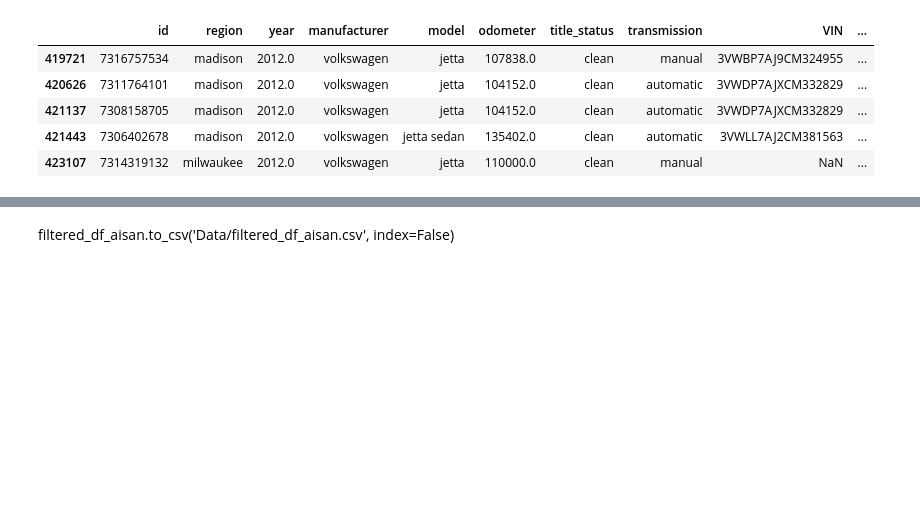
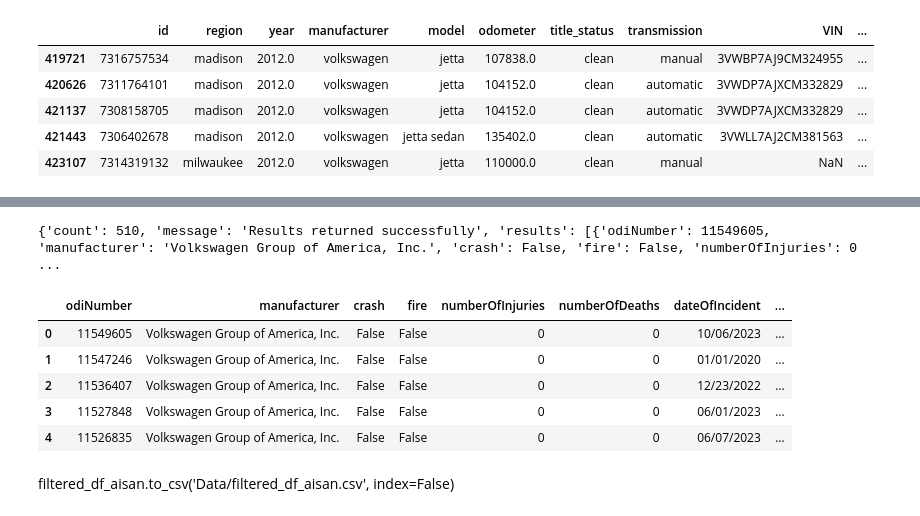
Before and after one commit to IT4063C-Fall23/final-project-ACipherEXE, a Jupyter notebook: source.ipynb, the cells around one changed output, grey strips where cells are left out. Drawn from its saved outputs; the diff is of its cells as text; code cells hidden in the pictures; blank space fills up the shorter version.

```diff
--- a/source.ipynb
+++ b/source.ipynb
@@ -201,3 +258,21 @@ asian_cars_on_sale.head()
+# %%
+complaints_params_american = {
+    "make": "Volkswagen",
+    "model": "Jetta",
+    "modelYear": "2012"
+}
+complaints_response_american= requests.get("https://api.nhtsa.gov/complaints/complaintsByVehicle", params=complaints_params_american)
+print( complaints_response_american.json())
+complaints_american_data = pd.DataFrame(complaints_response_american.json()['results'])
+complaints_american_data.head()
+# %% [output]
+{'count': 510, 'message': 'Results returned successfully', 'results': [{'odiNumber': 11549605, 'manufacturer': 'Volkswagen Group of America, Inc.', 'crash': False, 'fire': False, 'numberOfInjuries': 0 ...
+|  | odiNumber | manufacturer | crash | fire | numberOfInjuries | numberOfDeaths | dateOfIncident | ... |
+| 0 | 11549605 | Volkswagen Group of America, Inc. | False | False | 0 | 0 | 10/06/2023 | ... |
+| 1 | 11547246 | Volkswagen Group of America, Inc. | False | False | 0 | 0 | 01/01/2020 | ... |
+| 2 | 11536407 | Volkswagen Group of America, Inc. | False | False | 0 | 0 | 12/23/2022 | ... |
+| 3 | 11527848 | Volkswagen Group of America, Inc. | False | False | 0 | 0 | 06/01/2023 | ... |
+| 4 | 11526835 | Volkswagen Group of America, Inc. | False | False | 0 | 0 | 06/07/2023 | ... |
 # %% [markdown]
 filtered_df_aisan.to_csv('Data/filtered_df_aisan.csv', index=False)
 # %% [markdown]
```
Also changed, not shown: parts of 11 cells of this notebook.
